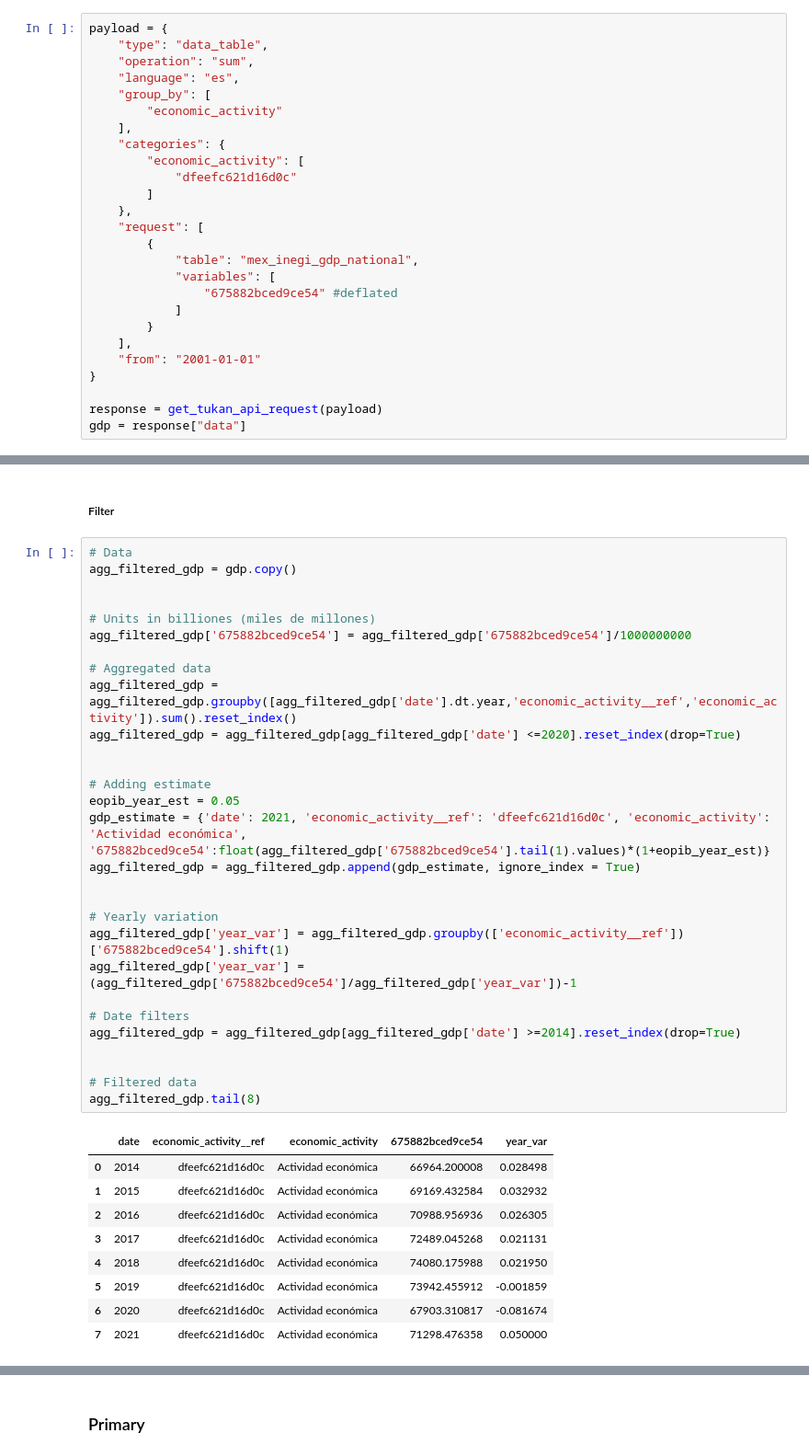
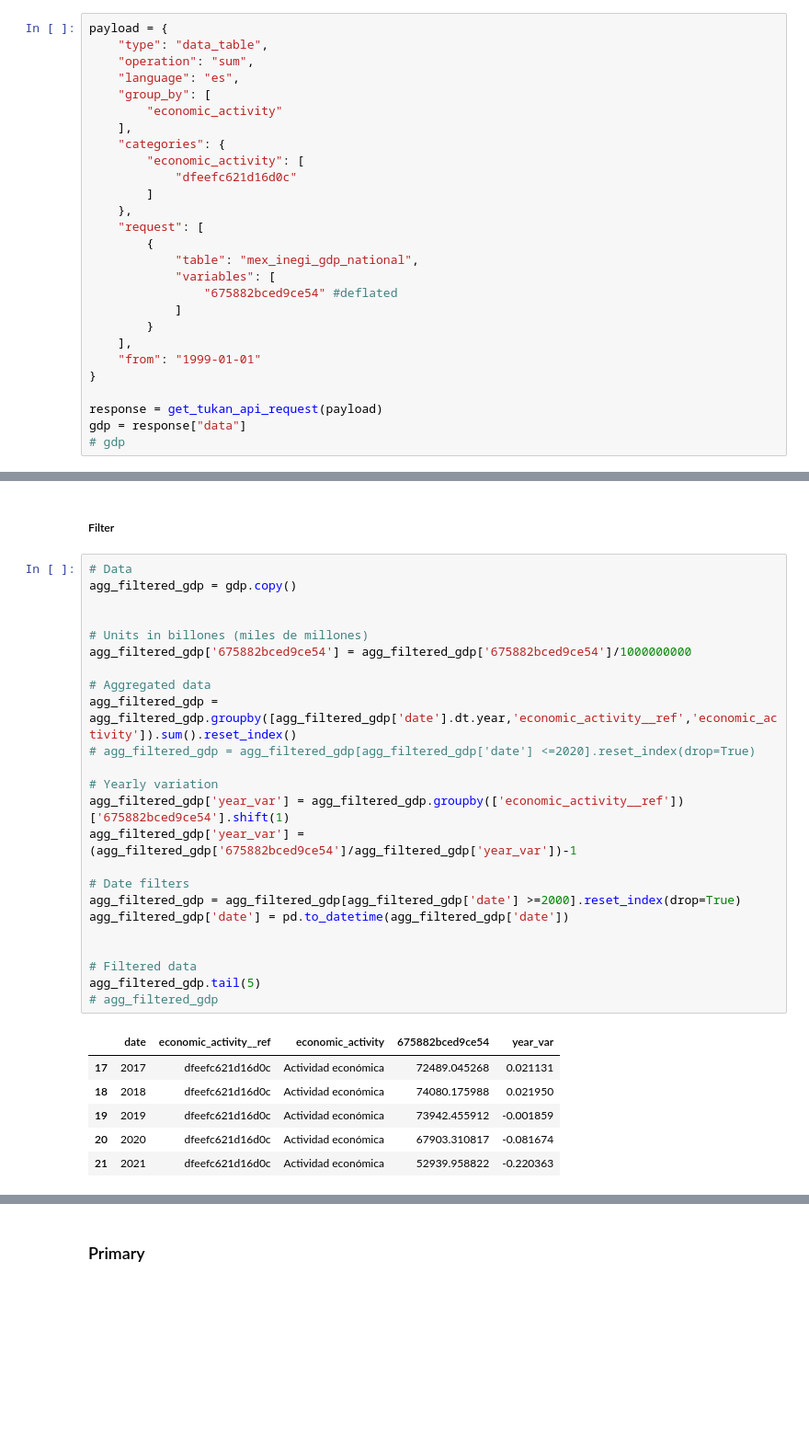
Before and after one commit to TukanMx/tukan_notebooks, a Jupyter notebook: social/social_media/pib/pib_template.ipynb, the cells around one changed output, grey strips where cells are left out. Shown at 92% size. Drawn from its saved outputs; the diff is of its cells as text; blank space fills up the shorter version.

```diff
--- a/social/social_media/pib/pib_template.ipynb
+++ b/social/social_media/pib/pib_template.ipynb
@@ -76,11 +76,12 @@ payload = {
             ]
         }
     ],
-    "from": "2001-01-01"
+    "from": "1999-01-01"
 }
 
 response = get_tukan_api_request(payload)
 gdp = response["data"]
+# gdp
 # %% [output]
 Success getting the data
 # %% [markdown]
@@ -290,40 +291,32 @@ plt.savefig(
 # %%
 # Data
 agg_filtered_gdp = gdp.copy()
 
 
-# Units in billiones (miles de millones)
+# Units in billones (miles de millones)
 agg_filtered_gdp['675882bced9ce54'] = agg_filtered_gdp['675882bced9ce54']/1000000000
 
 # Aggregated data
 agg_filtered_gdp = agg_filtered_gdp.groupby([agg_filtered_gdp['date'].dt.year,'economic_activity__ref','economic_activity']).sum().reset_index()
-agg_filtered_gdp = agg_filtered_gdp[agg_filtered_gdp['date'] <=2020].reset_index(drop=True)
-
-
-# Adding estimate
-eopib_year_est = 0.05
-gdp_estimate = {'date': 2021, 'economic_activity__ref': 'dfeefc621d16d0c', 'economic_activity': 'Actividad económica', '675882bced9ce54':float(agg_filtered_gdp['675882bced9ce54'].tail(1).values)*(1+eopib_year_est)}
-agg_filtered_gdp = agg_filtered_gdp.append(gdp_estimate, ignore_index = True)
-
+# agg_filtered_gdp = agg_filtered_gdp[agg_filtered_gdp['date'] <=2020].reset_index(drop=True)
 
 # Yearly variation
 agg_filtered_gdp['year_var'] = agg_filtered_gdp.groupby(['economic_activity__ref'])['675882bced9ce54'].shift(1)
 agg_filtered_gdp['year_var'] = (agg_filtered_gdp['675882bced9ce54']/agg_filtered_gdp['year_var'])-1
 
 # Date filters
-agg_filtered_gdp = agg_filtered_gdp[agg_filtered_gdp['date'] >=2014].reset_index(drop=True)
+agg_filtered_gdp = agg_filtered_gdp[agg_filtered_gdp['date'] >=2000].reset_index(drop=True)
+agg_filtered_gdp['date'] = pd.to_datetime(agg_filtered_gdp['date'])
 
 
 # Filtered data
-agg_filtered_gdp.tail(8)
+agg_filtered_gdp.tail(5)
+# agg_filtered_gdp
 # %% [output]
 |  | date | economic_activity__ref | economic_activity | 675882bced9ce54 | year_var |
-| 0 | 2014 | dfeefc621d16d0c | Actividad económica | 66964.200008 | 0.028498 |
-| 1 | 2015 | dfeefc621d16d0c | Actividad económica | 69169.432584 | 0.032932 |
-| 2 | 2016 | dfeefc621d16d0c | Actividad económica | 70988.956936 | 0.026305 |
-| 3 | 2017 | dfeefc621d16d0c | Actividad económica | 72489.045268 | 0.021131 |
-| 4 | 2018 | dfeefc621d16d0c | Actividad económica | 74080.175988 | 0.021950 |
-| 5 | 2019 | dfeefc621d16d0c | Actividad económica | 73942.455912 | -0.001859 |
-| 6 | 2020 | dfeefc621d16d0c | Actividad económica | 67903.310817 | -0.081674 |
-| 7 | 2021 | dfeefc621d16d0c | Actividad económica | 71298.476358 | 0.050000 |
+| 17 | 2017 | dfeefc621d16d0c | Actividad económica | 72489.045268 | 0.021131 |
+| 18 | 2018 | dfeefc621d16d0c | Actividad económica | 74080.175988 | 0.021950 |
+| 19 | 2019 | dfeefc621d16d0c | Actividad económica | 73942.455912 | -0.001859 |
+| 20 | 2020 | dfeefc621d16d0c | Actividad económica | 67903.310817 | -0.081674 |
+| 21 | 2021 | dfeefc621d16d0c | Actividad económica | 52939.958822 | -0.220363 |
 # %% [markdown]
```
Also changed, not shown: parts of 19 cells of this notebook.
